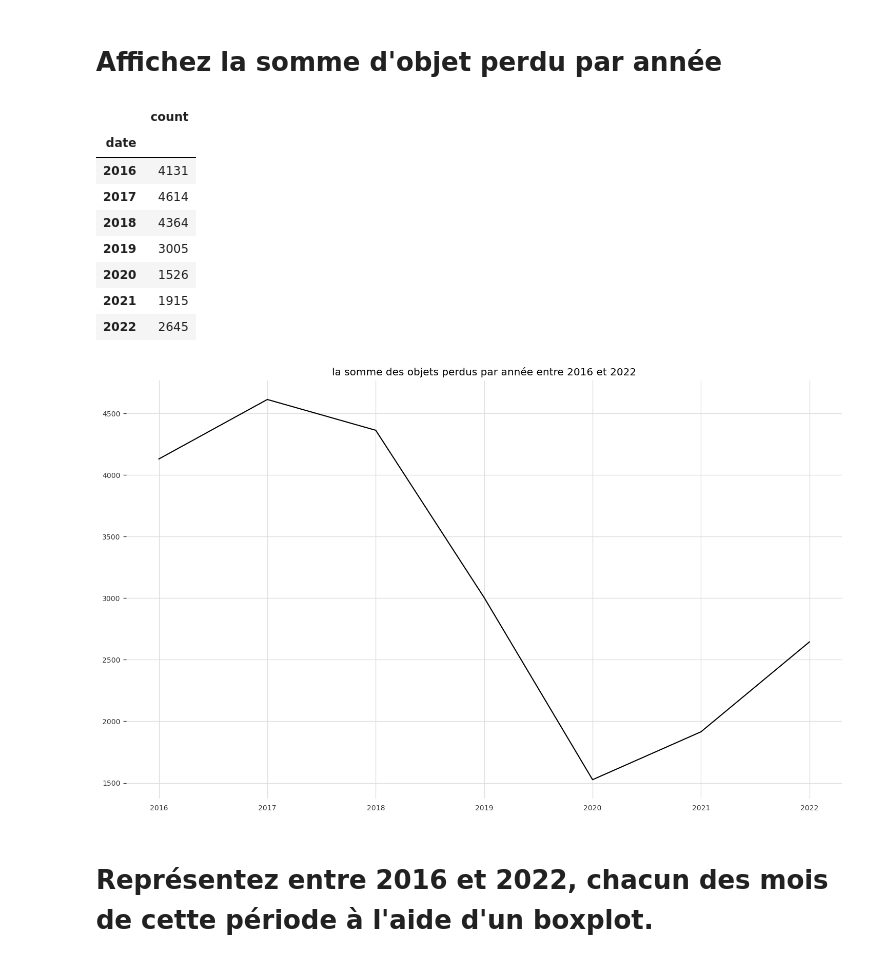
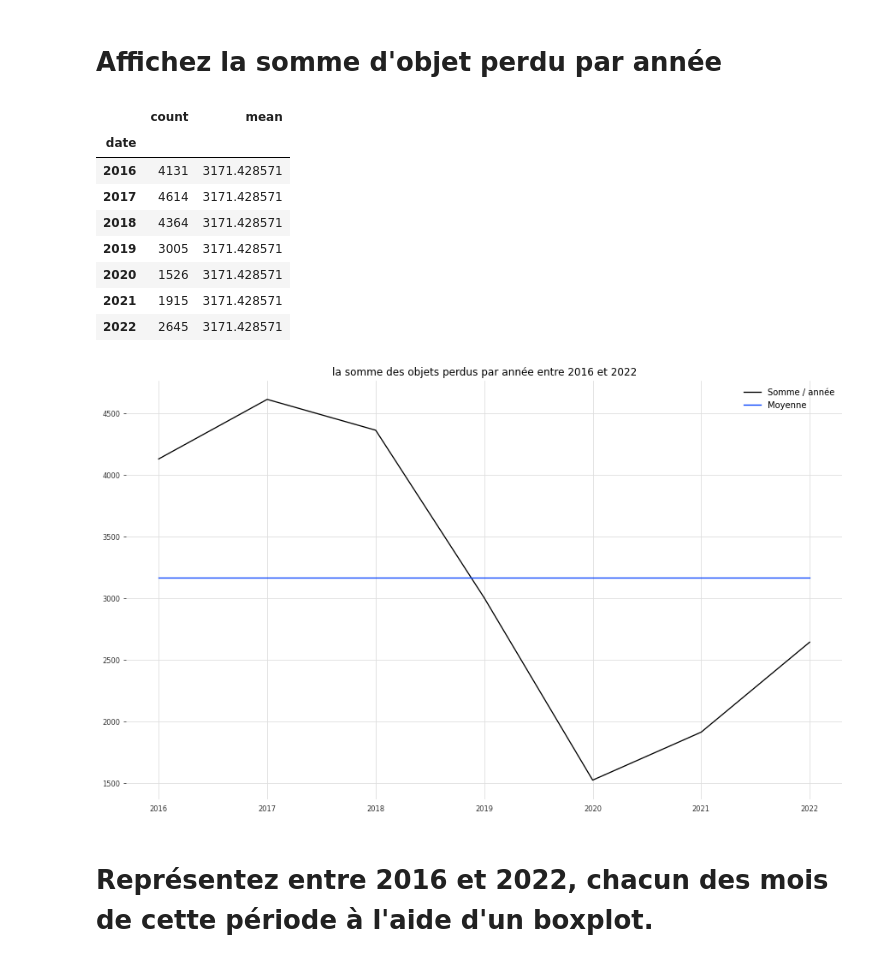
Before and after one commit to AyoubHaddou/initiation_time_series, a Jupyter notebook: sncf_api_darts_lille_europe.ipynb, the cells around one changed output. Saved outputs shown, nothing was run; the diff lists cells and outputs as text; code cells hidden in the pictures.

```diff
--- a/sncf_api_darts_lille_europe.ipynb
+++ b/sncf_api_darts_lille_europe.ipynb
@@ -142,24 +153,26 @@ plt.show()
 # %%
 # Affichez entre 2016 et 2022 la somme des objets perdus par année
 df_sum_year = df.groupby(df.date.dt.year).sum()
+df_sum_year['mean'] = df_sum_year['count'].mean()
 df_sum_year
 # %% [output]
-|  | count |
-| date |  |
-| 2016 | 4131 |
-| 2017 | 4614 |
-| 2018 | 4364 |
-| 2019 | 3005 |
-| 2020 | 1526 |
-| 2021 | 1915 |
-| 2022 | 2645 |
+|  | count | mean |
+| date |  |  |
+| 2016 | 4131 | 3171.428571 |
+| 2017 | 4614 | 3171.428571 |
+| 2018 | 4364 | 3171.428571 |
+| 2019 | 3005 | 3171.428571 |
+| 2020 | 1526 | 3171.428571 |
+| 2021 | 1915 | 3171.428571 |
+| 2022 | 2645 | 3171.428571 |
 # %%
 plt.figure(figsize=(15, 9))
 plt.plot(df_sum_year)
+plt.legend(['Somme / année', 'Moyenne'])
 plt.title("la somme des objets perdus par année entre 2016 et 2022")
 plt.show()
 # %% [output]
-[figure, old version]
+[figure, new version]
 # %% [markdown]
 # Représentez entre 2016 et 2022, chacun des mois de cette période à l'aide d'un boxplot.
 # %%
```
Also changed, not shown: parts of 28 cells of this notebook.
